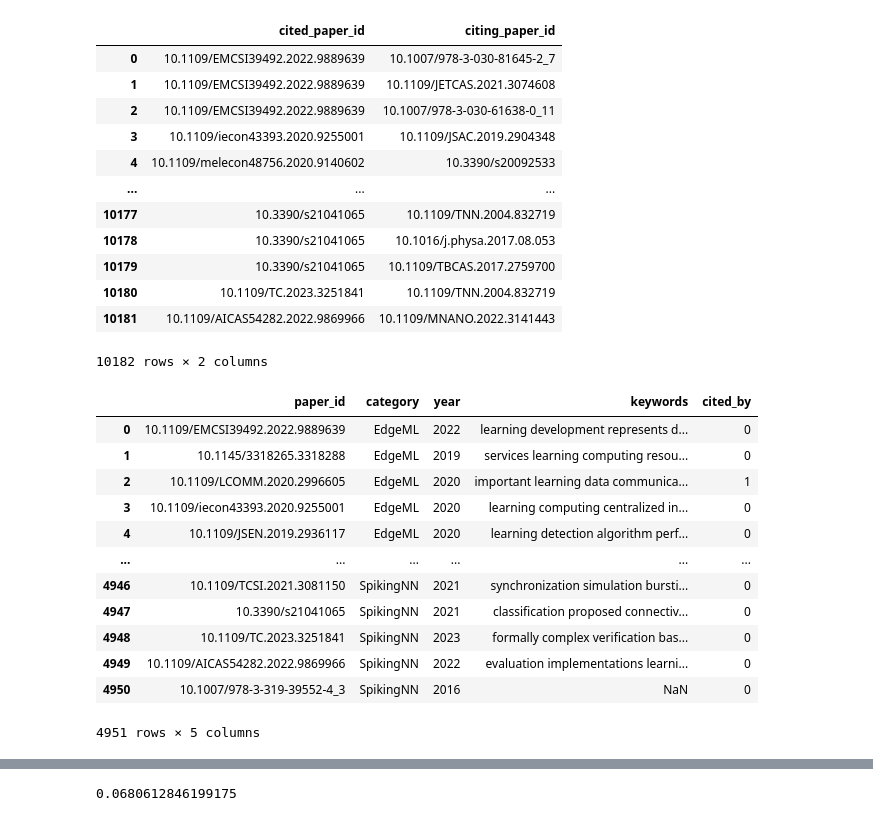
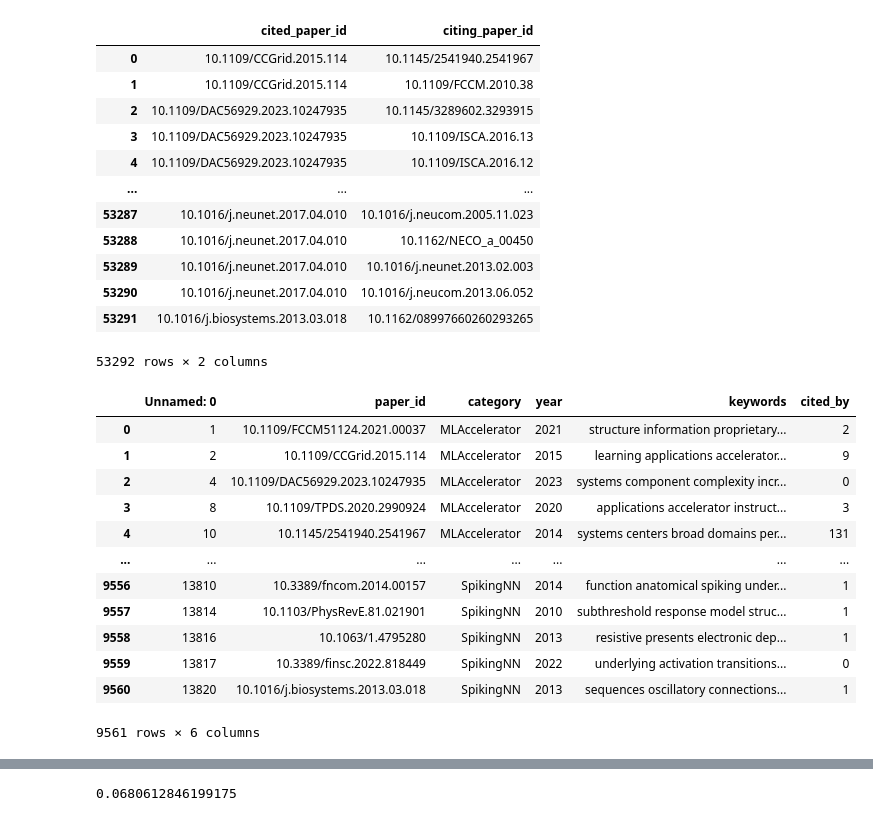
Before and after one commit to rreece15/Collaborative-Networks-In-Machine-Learning, a Jupyter notebook: parsing/find_homophily.ipynb, the cells around one changed output, grey strips where cells are left out. Cells and saved outputs as stored; diff of their text form; code cells hidden in the pictures.

```diff
--- a/parsing/find_homophily.ipynb
+++ b/parsing/find_homophily.ipynb
@@ -7,37 +7,37 @@ import numpy as np
 # sns.set_theme()
 # %%
 # Import edge table as normal
-edges = pd.read_csv("wos.cites.csv")
+edges = pd.read_csv("../data/updated_wos/wos.cites.csv")
 edges
 # %% [output]
 |  | cited_paper_id | citing_paper_id |
-| 0 | 10.1109/EMCSI39492.2022.9889639 | 10.1007/978-3-030-81645-2_7 |
-| 1 | 10.1109/EMCSI39492.2022.9889639 | 10.1109/JETCAS.2021.3074608 |
-| 2 | 10.1109/EMCSI39492.2022.9889639 | 10.1007/978-3-030-61638-0_11 |
-| 3 | 10.1109/iecon43393.2020.9255001 | 10.1109/JSAC.2019.2904348 |
-| 4 | 10.1109/melecon48756.2020.9140602 | 10.3390/s20092533 |
+| 0 | 10.1109/CCGrid.2015.114 | 10.1145/2541940.2541967 |
+| 1 | 10.1109/CCGrid.2015.114 | 10.1109/FCCM.2010.38 |
+| 2 | 10.1109/DAC56929.2023.10247935 | 10.1145/3289602.3293915 |
+| 3 | 10.1109/DAC56929.2023.10247935 | 10.1109/ISCA.2016.13 |
+| 4 | 10.1109/DAC56929.2023.10247935 | 10.1109/ISCA.2016.12 |
 | ... | ... | ... |
-| 10177 | 10.3390/s21041065 | 10.1109/TNN.2004.832719 |
-| 10178 | 10.3390/s21041065 | 10.1016/j.physa.2017.08.053 |
-| 10179 | 10.3390/s21041065 | 10.1109/TBCAS.2017.2759700 |
-| 10180 | 10.1109/TC.2023.3251841 | 10.1109/TNN.2004.832719 |
-| 10181 | 10.1109/AICAS54282.2022.9869966 | 10.1109/MNANO.2022.3141443 |
+| 53287 | 10.1016/j.neunet.2017.04.010 | 10.1016/j.neucom.2005.11.023 |
+| 53288 | 10.1016/j.neunet.2017.04.010 | 10.1162/NECO_a_00450 |
+| 53289 | 10.1016/j.neunet.2017.04.010 | 10.1016/j.neunet.2013.02.003 |
+| 53290 | 10.1016/j.neunet.2017.04.010 | 10.1016/j.neucom.2013.06.052 |
+| 53291 | 10.1016/j.biosystems.2013.03.018 | 10.1162/08997660260293265 |
-10182 rows × 2 columns
+53292 rows × 2 columns
 # %%
 # Import node table
-nodes = pd.read_csv("wos.complete.csv")
+nodes = pd.read_csv("../data/updated_wos/wos.complete.connected.csv")
 nodes
 # %% [output]
-|  | paper_id | category | year | keywords | cited_by |
-| 0 | 10.1109/EMCSI39492.2022.9889639 | EdgeML | 2022 | learning development represents d... | 0 |
-| 1 | 10.1145/3318265.3318288 | EdgeML | 2019 | services learning computing resou... | 0 |
-| 2 | 10.1109/LCOMM.2020.2996605 | EdgeML | 2020 | important learning data communica... | 1 |
-| 3 | 10.1109/iecon43393.2020.9255001 | EdgeML | 2020 | learning computing centralized in... | 0 |
-| 4 | 10.1109/JSEN.2019.2936117 | EdgeML | 2020 | learning detection algorithm perf... | 0 |
-| ... | ... | ... | ... | ... | ... |
-| 4946 | 10.1109/TCSI.2021.3081150 | SpikingNN | 2021 | synchronization simulation bursti... | 0 |
-| 4947 | 10.3390/s21041065 | SpikingNN | 2021 | classification proposed connectiv... | 0 |
-| 4948 | 10.1109/TC.2023.3251841 | SpikingNN | 2023 | formally complex verification bas... | 0 |
-| 4949 | 10.1109/AICAS54282.2022.9869966 | SpikingNN | 2022 | evaluation implementations learni... | 0 |
-| 4950 | 10.1007/978-3-319-39552-4_3 | SpikingNN | 2016 | NaN | 0 |
+|  | Unnamed: 0 | paper_id | category | year | keywords | cited_by |
+| 0 | 1 | 10.1109/FCCM51124.2021.00037 | MLAccelerator | 2021 | structure information proprietary... | 2 |
+| 1 | 2 | 10.1109/CCGrid.2015.114 | MLAccelerator | 2015 | learning applications accelerator... | 9 |
+| 2 | 4 | 10.1109/DAC56929.2023.10247935 | MLAccelerator | 2023 | systems component complexity incr... | 0 |
+| 3 | 8 | 10.1109/TPDS.2020.2990924 | MLAccelerator | 2020 | applications accelerator instruct... | 3 |
+| 4 | 10 | 10.1145/2541940.2541967 | MLAccelerator | 2014 | systems centers broad domains per... | 131 |
+| ... | ... | ... | ... | ... | ... | ... |
+| 9556 | 13810 | 10.3389/fncom.2014.00157 | SpikingNN | 2014 | function anatomical spiking under... | 1 |
+| 9557 | 13814 | 10.1103/PhysRevE.81.021901 | SpikingNN | 2010 | subthreshold response model struc... | 1 |
+| 9558 | 13816 | 10.1063/1.4795280 | SpikingNN | 2013 | resistive presents electronic dep... | 1 |
+| 9559 | 13817 | 10.3389/finsc.2022.818449 | SpikingNN | 2022 | underlying activation transitions... | 0 |
+| 9560 | 13820 | 10.1016/j.biosystems.2013.03.018 | SpikingNN | 2013 | sequences oscillatory connections... | 1 |
-4951 rows × 5 columns
+9561 rows × 6 columns
```
Also changed, not shown: parts of 14 cells of this notebook, 5 other files.
